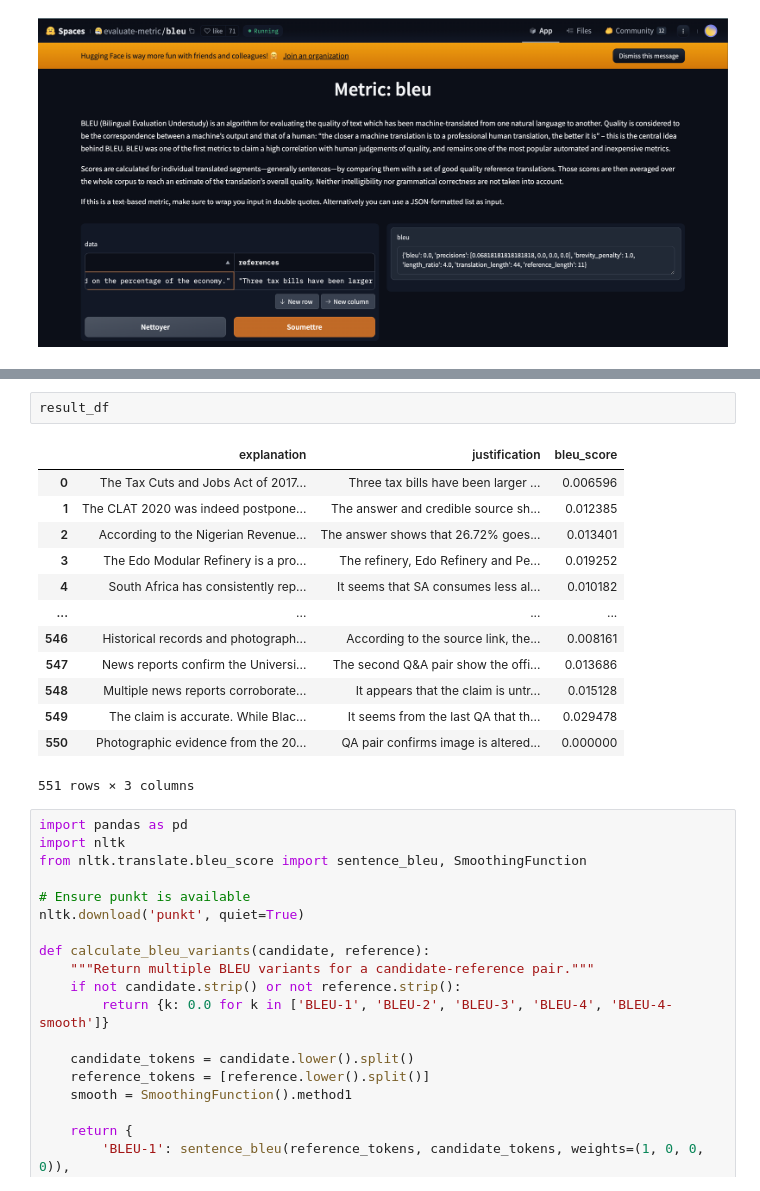
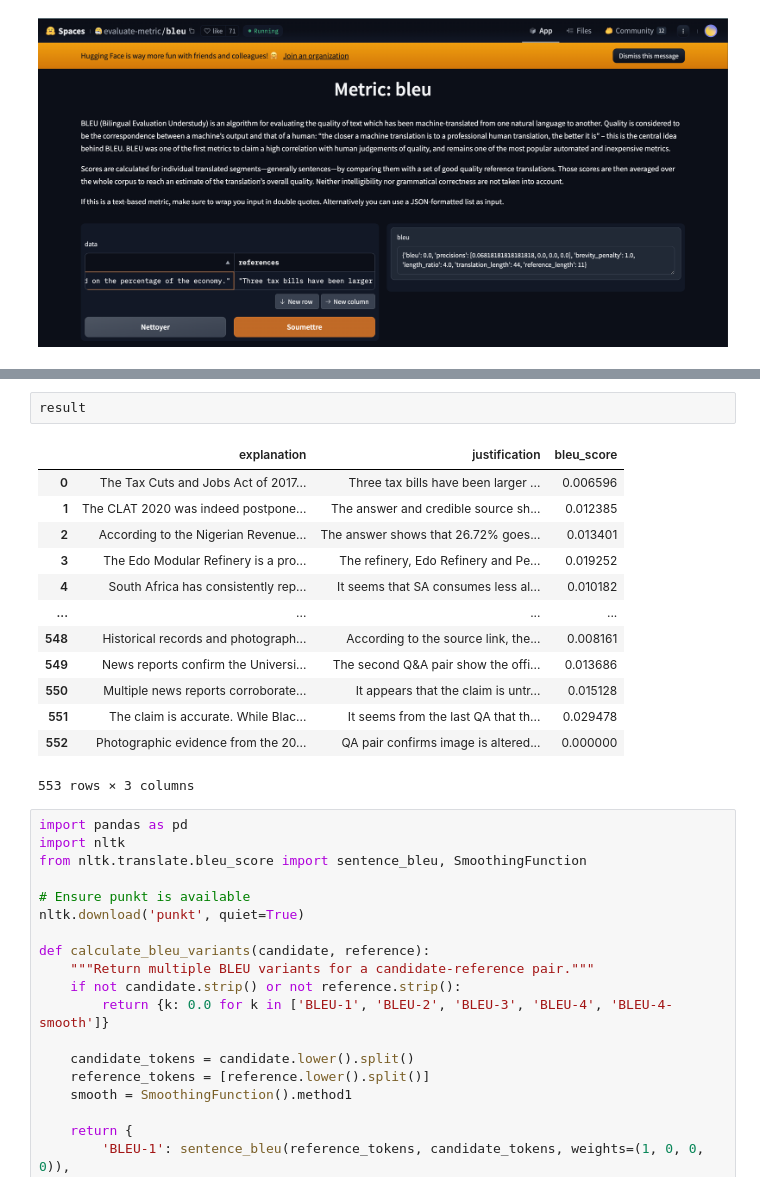
Before and after one commit to zammelRocks/StressTestingModels_StateOfArt, a Jupyter notebook: Experiments.ipynb, the cells around one changed output, grey strips where cells are left out. Drawn from its saved outputs; the diff is of its cells as text.

```diff
--- a/Experiments.ipynb
+++ b/Experiments.ipynb
@@ -207,22 +202,22 @@ Therefore the BLEU score evaluates to 0, independently of
 how many N-gram overlaps of lower order it contains.
 Consider using lower n-gram order or use SmoothingFunction()
   warnings.warn(_msg)
-# %%
-result_df
-# %% [output]
-|  | explanation | justification | bleu_score |
-| 0 | The Tax Cuts and Jobs Act of 2017... | Three tax bills have been larger ... | 0.006596 |
-| 1 | The CLAT 2020 was indeed postpone... | The answer and credible source sh... | 0.012385 |
-| 2 | According to the Nigerian Revenue... | The answer shows that 26.72% goes... | 0.013401 |
-| 3 | The Edo Modular Refinery is a pro... | The refinery, Edo Refinery and Pe... | 0.019252 |
-| 4 | South Africa has consistently rep... | It seems that SA consumes less al... | 0.010182 |
-| ... | ... | ... | ... |
-| 546 | Historical records and photograph... | According to the source link, the... | 0.008161 |
-| 547 | News reports confirm the Universi... | The second Q&A pair show the offi... | 0.013686 |
-| 548 | Multiple news reports corroborate... | It appears that the claim is untr... | 0.015128 |
-| 549 | The claim is accurate. While Blac... | It seems from the last QA that th... | 0.029478 |
-| 550 | Photographic evidence from the 20... | QA pair confirms image is altered... | 0.000000 |
-551 rows × 3 columns
+# %%
+result
+# %% [output]
+|  | explanation | justification | bleu_score |
+| 0 | The Tax Cuts and Jobs Act of 2017... | Three tax bills have been larger ... | 0.006596 |
+| 1 | The CLAT 2020 was indeed postpone... | The answer and credible source sh... | 0.012385 |
+| 2 | According to the Nigerian Revenue... | The answer shows that 26.72% goes... | 0.013401 |
+| 3 | The Edo Modular Refinery is a pro... | The refinery, Edo Refinery and Pe... | 0.019252 |
+| 4 | South Africa has consistently rep... | It seems that SA consumes less al... | 0.010182 |
+| ... | ... | ... | ... |
+| 548 | Historical records and photograph... | According to the source link, the... | 0.008161 |
+| 549 | News reports confirm the Universi... | The second Q&A pair show the offi... | 0.013686 |
+| 550 | Multiple news reports corroborate... | It appears that the claim is untr... | 0.015128 |
+| 551 | The claim is accurate. While Blac... | It seems from the last QA that th... | 0.029478 |
+| 552 | Photographic evidence from the 20... | QA pair confirms image is altered... | 0.000000 |
+553 rows × 3 columns
 # %%
 import pandas as pd
 import nltk
```
Also changed, not shown: parts of 13 cells of this notebook, 5 other files.
